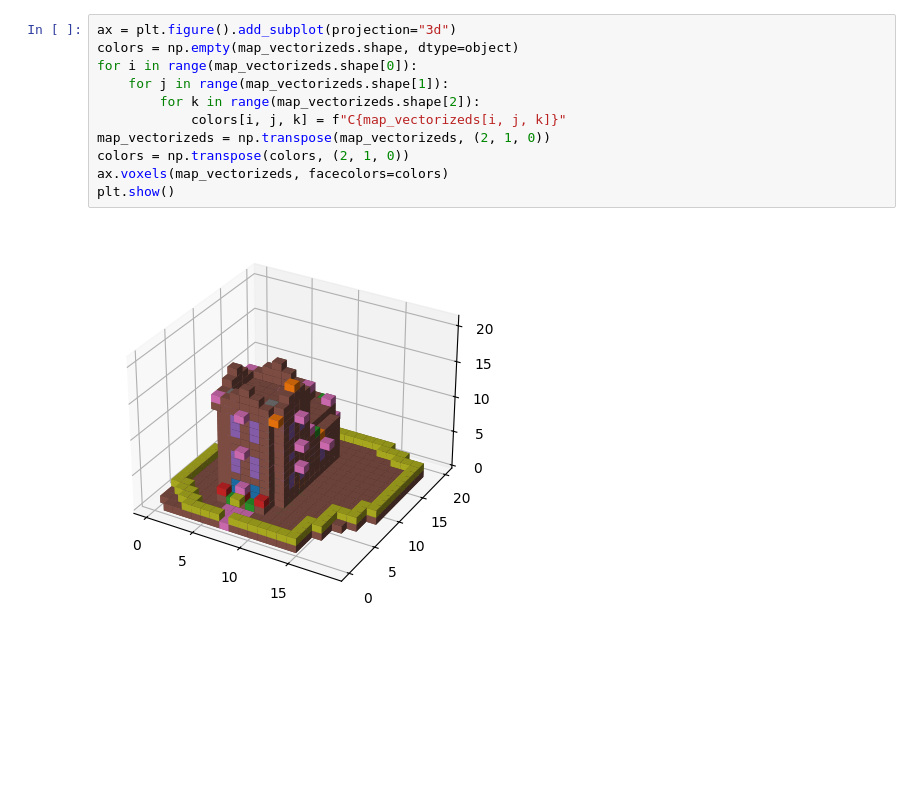
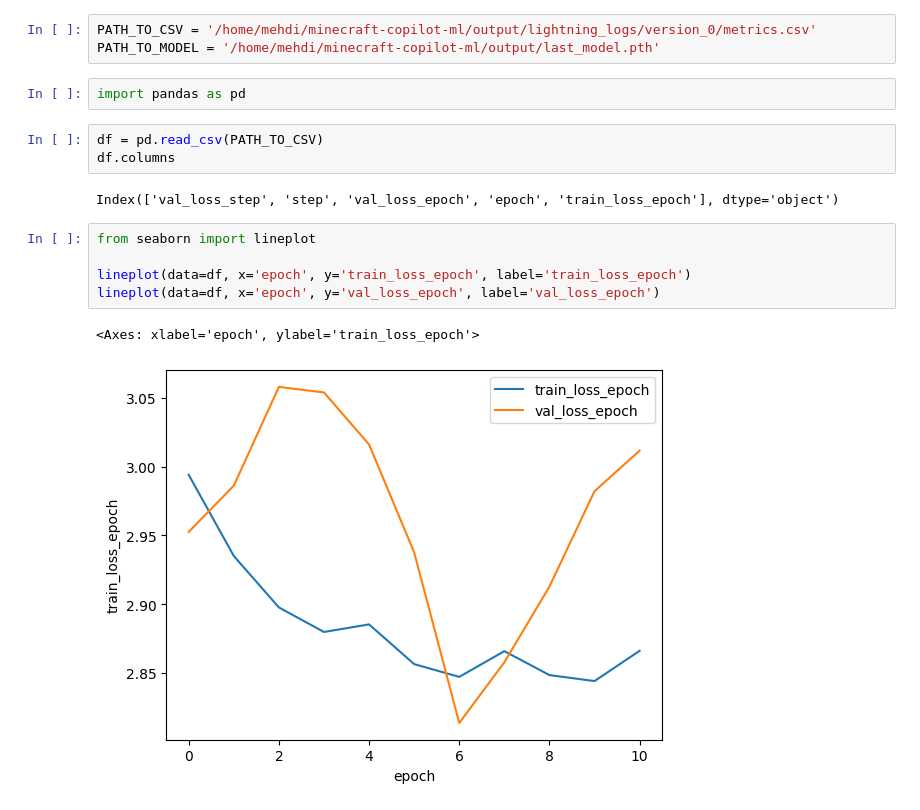
Before and after one commit to DemyCode/minecraft-copilot-ml, a Jupyter notebook: minecraft_copilot_ml/notebook.ipynb, the cells around one changed output. Cells and saved outputs as stored; diff of their text form; blank space fills up the shorter version.

```diff
--- a/minecraft_copilot_ml/notebook.ipynb
+++ b/minecraft_copilot_ml/notebook.ipynb
@@ -71,13 +1,18 @@ plt.show()
-# %%
-ax = plt.figure().add_subplot(projection="3d")
-colors = np.empty(map_vectorizeds.shape, dtype=object)
-for i in range(map_vectorizeds.shape[0]):
-    for j in range(map_vectorizeds.shape[1]):
-        for k in range(map_vectorizeds.shape[2]):
-            colors[i, j, k] = f"C{map_vectorizeds[i, j, k]}"
-map_vectorizeds = np.transpose(map_vectorizeds, (2, 1, 0))
-colors = np.transpose(colors, (2, 1, 0))
-ax.voxels(map_vectorizeds, facecolors=colors)
-plt.show()
-# %% [output]
-[figure, removed]
+# %%
+PATH_TO_CSV = '/home/mehdi/minecraft-copilot-ml/output/lightning_logs/version_0/metrics.csv'
+PATH_TO_MODEL = '/home/mehdi/minecraft-copilot-ml/output/last_model.pth'
+# %%
+import pandas as pd
+# %%
+df = pd.read_csv(PATH_TO_CSV)
+df.columns
+# %% [output]
+Index(['val_loss_step', 'step', 'val_loss_epoch', 'epoch', 'train_loss_epoch'], dtype='object')
+# %%
+from seaborn import lineplot
+
+lineplot(data=df, x='epoch', y='train_loss_epoch', label='train_loss_epoch')
+lineplot(data=df, x='epoch', y='val_loss_epoch', label='val_loss_epoch')
+# %% [output]
+<Axes: xlabel='epoch', ylabel='train_loss_epoch'>
+[figure, added]
```
Also changed, not shown: parts of 10 cells of this notebook, 12 other files.
